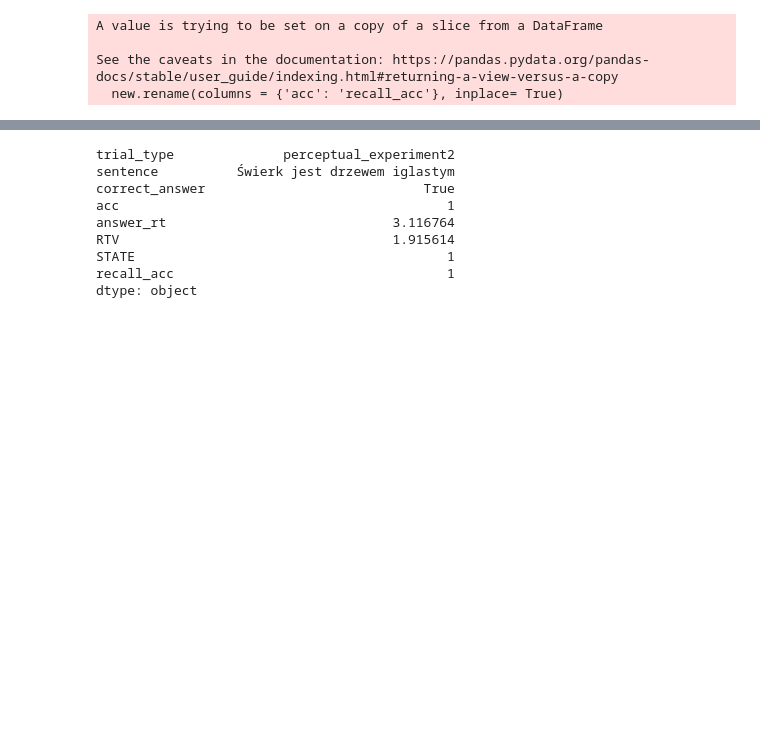
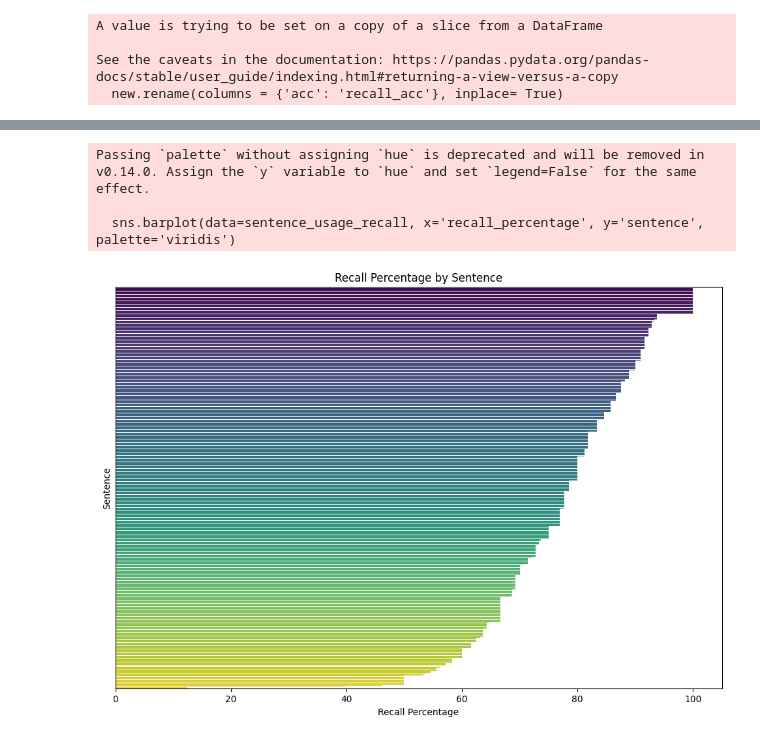
Before and after one commit to romajaku/a_p_experiment, a Jupyter notebook: merge_data.ipynb, the cells around one changed output, grey strips where cells are left out. Saved outputs shown, nothing was run; the diff lists cells and outputs as text; code cells hidden in the pictures; blank space fills up the shorter version.

```diff
--- a/merge_data.ipynb
+++ b/merge_data.ipynb
@@ -384,12 +295,36 @@ plt.show()
-# %%
-df.max()
-# %% [output]
-trial_type              perceptual_experiment2
-sentence          Świerk jest drzewem iglastym
-correct_answer                            True
-acc                                          1
-answer_rt                             3.116764
-RTV                                   1.915614
-STATE                                        1
-recall_acc                                   1
-dtype: object
+# %%
+m_all = m_sem_rec + m_perc_rec
+
+recall_dict = {}
+
+for dataframe in m_all:
+    for _, row in dataframe.iterrows():
+
+        sentence = row['sentence']
+        recall_acc = row['recall_acc']
+        if sentence not in recall_dict:
+            recall_dict[sentence] = {'num_recall': 0, 'num_occurrence': 0}
+
+        recall_dict[sentence]['num_recall'] += recall_acc
+        recall_dict[sentence]['num_occurrence'] += 1
+
+sentence_usage_recall = pd.DataFrame([(sentence, values['num_recall'], values['num_occurrence'])
+                          for sentence, values in recall_dict.items()],
+                         columns=['sentence', 'num_recall', 'num_occurrence'])
+
+sentence_usage_recall['recall_percentage'] = sentence_usage_recall['num_recall'] / sentence_usage_recall['num_occurrence'] * 100
+
+sentence_usage_recall = sentence_usage_recall.sort_values('recall_percentage', ascending = False)
+# %%
+plt.figure(figsize=(12, 8))
+sns.barplot(data=sentence_usage_recall, x='recall_percentage', y='sentence', palette='viridis')
+plt.xlabel('Recall Percentage')
+plt.ylabel('Sentence')
+plt.yticks([])
+plt.title('Recall Percentage by Sentence')
+plt.show()
+# %% [output]
+Passing `palette` without assigning `hue` is deprecated and will be removed in v0.14.0. Assign the `y` variable to `hue` and set `legend=False` for the same effect.
+
+  sns.barplot(data=sentence_usage_recall, x='recall_percentage', y='sentence', palette='viridis')
+[figure, added]
```
Also changed, not shown: parts of 21 cells of this notebook, 16 other files.
